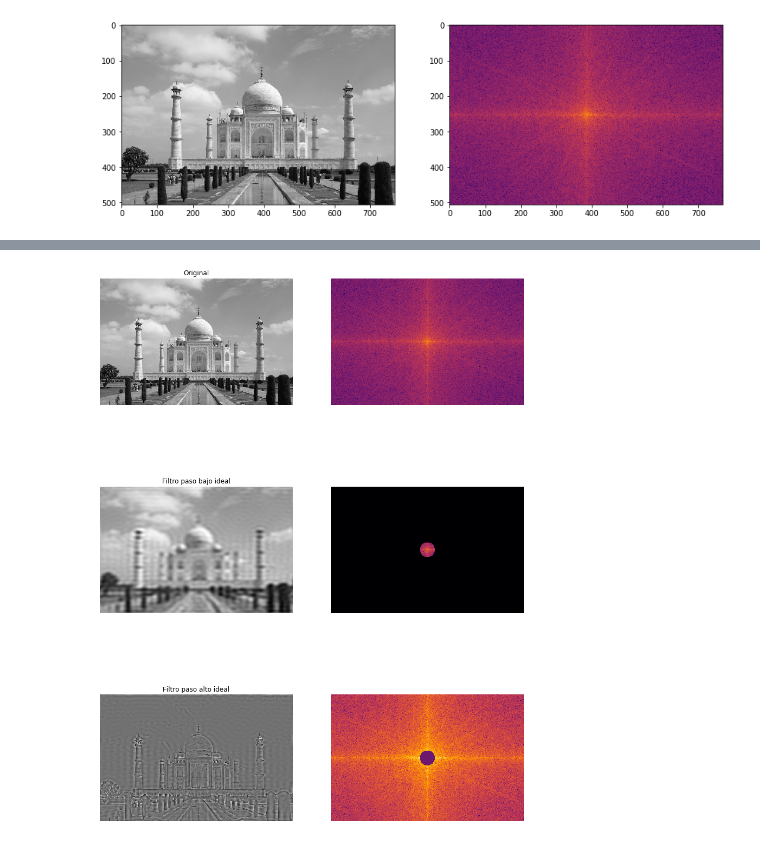
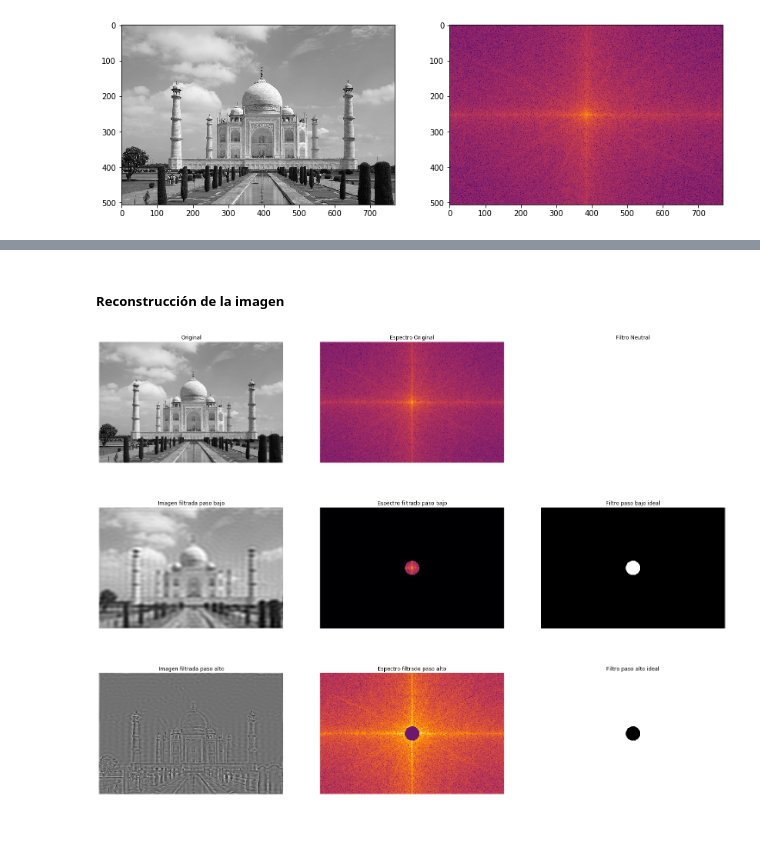
Before and after one commit to luiscib3r/Procesamiento-de-Imagenes, a Jupyter notebook: Seminario/Filtrado de imágenes en el dominio de la frecuencia.ipynb, the cells around one changed output, grey strips where cells are left out. Cells and saved outputs as stored; diff of their text form; code cells hidden in the pictures.

```diff
--- a/Seminario/Filtrado de imágenes en el dominio de la frecuencia.ipynb
+++ b/Seminario/Filtrado de imágenes en el dominio de la frecuencia.ipynb
@@ -137,10 +160,23 @@ W2[rr, cc] = 0
 F3 = F * W2
 
 ### Mostrar el nuevo espectro
-_, (ax1, ax2) = subplots(1, 2, figsize=(16, 8))
+_, ((ax1, ax2), (ax3, ax4)) = subplots(2, 2, figsize=(16, 8))
+
 ax1.imshow(20*log(abs(F2+1)), cmap="inferno")
 ax1.set_title("Espectro paso bajo ideal")
+ax1.set_axis_off()
+
 ax2.imshow(20*log(abs(F3+1)), cmap="inferno")
 ax2.set_title("Espectro paso alto ideal")
+ax2.set_axis_off()
+
+ax3.imshow(abs(W))
+ax3.set_title("Filtro paso bajo ideal")
+ax3.set_axis_off()
+
+ax4.imshow(abs(W2))
+ax4.set_title("Filtro paso alto ideal")
+ax4.set_axis_off()
+
 show()
 # %% [output]
@@ -148,31 +209,51 @@ show()
+# %% [markdown]
+##### Reconstrucción de la imagen
 # %%
 # Restaurar a dominio espacial
 img_recon = real(ifft2(ifftshift(F2)))
 img_recon2 = real(ifft2(ifftshift(F3)))
 
-_, ((ax0, ax1), (ax2, ax3), (ax4, ax5)) = subplots(3, 2, figsize=(14, 20))
+_, ((ax0, ax1, ax2), (ax3, ax4, ax5), (ax6, ax7, ax8)) = subplots(3, 3, figsize=(26, 20))
 
 ax0.imshow(img)
 ax0.set_title("Original")
 ax0.set_axis_off()
 
-ax1.imshow(20*log(abs(F+1)), cmap="inferno")
+ax1.imshow(20*log(abs(F)), cmap="inferno")
+ax1.set_title("Espectro Original")
 ax1.set_axis_off()
 
-ax2.imshow(img_recon)
-ax2.set_title("Filtro paso bajo ideal")
+# Contruyendo filtro neutral
+WN = ones_like(img)
+
+ax2.imshow(abs(WN), cmap="binary")
+ax2.set_title("Filtro Neutral")
 ax2.set_axis_off()
 
-ax3.imshow(20*log(abs(F2+1)), cmap="inferno")
+ax3.imshow(img_recon)
+ax3.set_title("Imagen filtrada paso bajo")
 ax3.set_axis_off()
 
-ax4.imshow(img_recon2)
-ax4.set_title("Filtro paso alto ideal")
+ax4.imshow(20*log(abs(F2+1)), cmap="inferno")
+ax4.set_title("Espectro filtrado paso bajo")
 ax4.set_axis_off()
 
-ax5.imshow(20*log(abs(F3+1)), cmap="inferno")
+ax5.imshow(abs(W))
+ax5.set_title("Filtro paso bajo ideal")
 ax5.set_axis_off()
 
+ax6.imshow(img_recon2)
+ax6.set_title("Imagen filtrada paso alto")
+ax6.set_axis_off()
+
+ax7.imshow(20*log(abs(F3+1)), cmap="inferno")
+ax7.set_title("Espectro filtrado paso alto")
+ax7.set_axis_off()
+
+ax8.imshow(abs(W2))
+ax8.set_title("Filtro paso alto ideal")
+ax8.set_axis_off()
+
 show()
 # %% [output]
-[figure, old version]
+[figure, new version]
```
Also changed, not shown: parts of 8 cells of this notebook, 2 other files.
